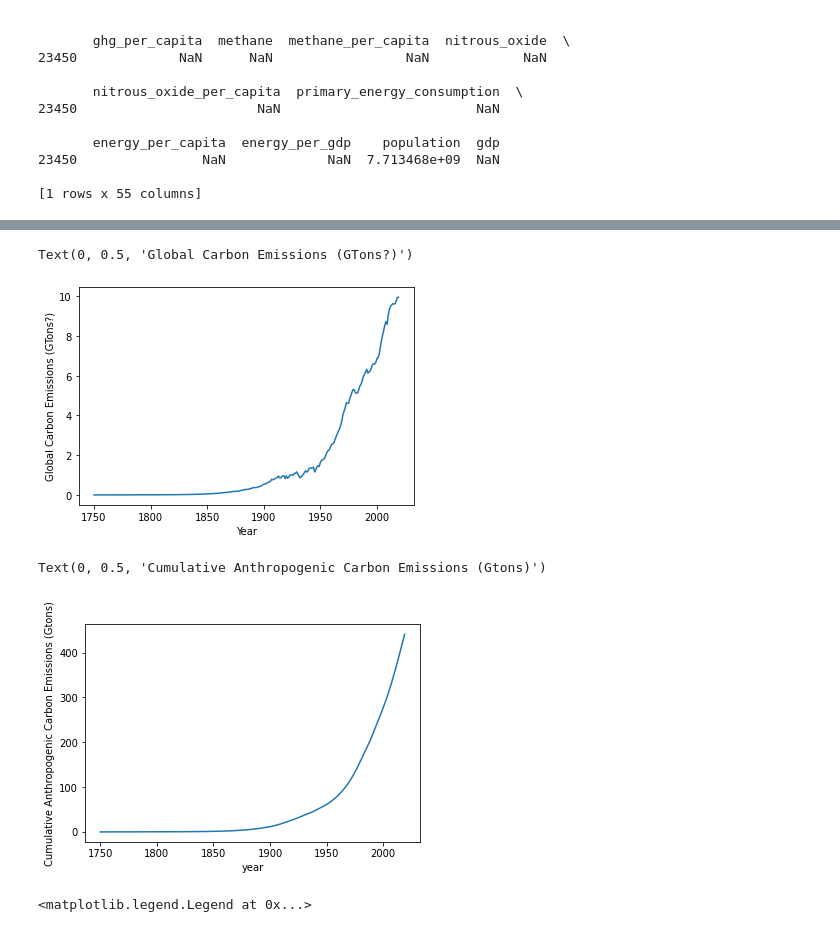
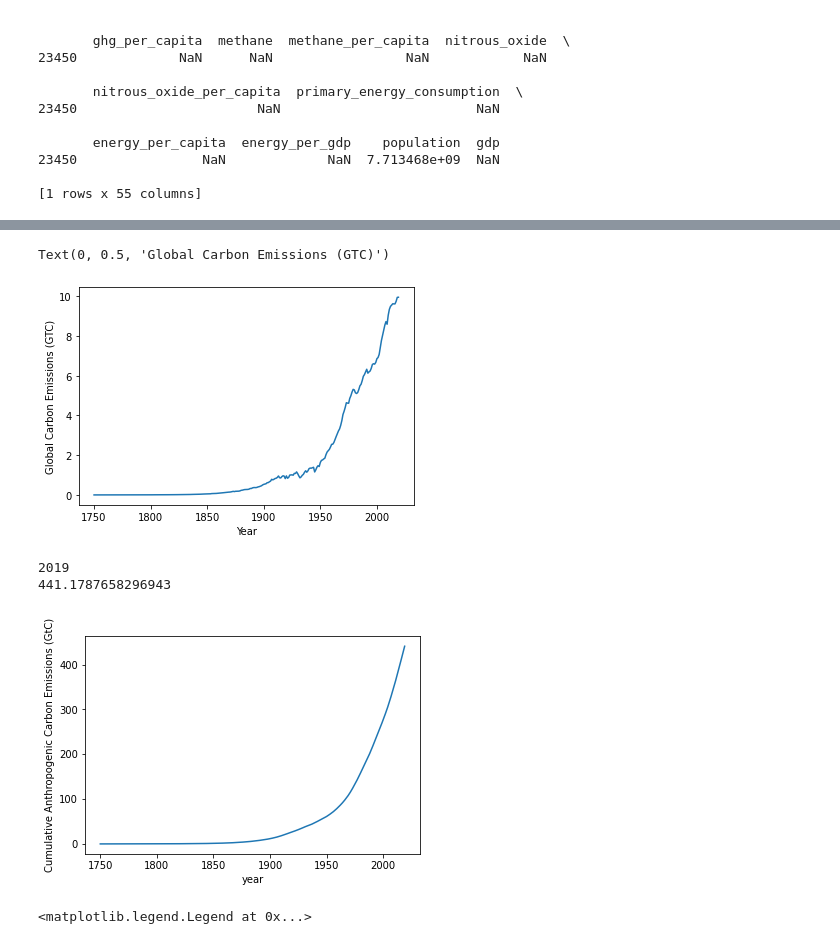
Before and after one commit to dodelson/Physics-of-Energy, a Jupyter notebook: 01_global_co2.ipynb, the cells around one changed output, grey strips where cells are left out. Drawn from its saved outputs; the diff is of its cells as text; code cells hidden in the pictures.

```diff
--- a/01_global_co2.ipynb
+++ b/01_global_co2.ipynb
@@ -3,7 +3,7 @@ import numpy as np
 import matplotlib.pyplot as plt
 import pandas as pd
 # %%
-filename='../data/co2_mm_mlo.txt'
+filename='Data/co2_mm_mlo.txt'
 day=np.loadtxt(filename).T[2]
 co2=np.loadtxt(filename).T[3]
 gtc=2.13 # global tons of carbon for 1 ppm
@@ -53,7 +53,7 @@ plt.plot(year,coy)
 # %%
-co2=pd.read_csv('owid-co2-data.csv')
-temperature_year=np.loadtxt('../../data/temperatures.txt').T[0]
-temperature=np.loadtxt('../../data/temperatures.txt').T[1]
+co2=pd.read_csv('Data/owid-co2-data.csv')
+temperature_year=np.loadtxt('Data/temperatures.txt').T[0]
+temperature=np.loadtxt('Data/temperatures.txt').T[1]
 # %%
 n=np.size(year)
 
@@ -133,4 +133,4 @@ print(worst)
 co2us=co2[co2['country']=='World']
 # %%
 emit=co2us['co2']
-year=co2us['year']
+year=np.array(co2us['year'])
@@ -137,21 +144,24 @@ year=co2us['year']
 # %%
 plt.plot(year,emit/3.664/1.e3)
 plt.xlabel('Year')
-plt.ylabel('Global Carbon Emissions (GTons?)')
+plt.ylabel('Global Carbon Emissions (GTC)')
 # %% [output]
-Text(0, 0.5, 'Global Carbon Emissions (GTons?)')
+Text(0, 0.5, 'Global Carbon Emissions (GTC)')
-[figure, old version]
+[figure, new version]
 # %%
 n=np.size(emit)
 cum=np.zeros(n)
 for i in range(n):
     cum[i]=np.sum(emit[:i])
 plt.plot(year,cum/3.664/1.e3)
 plt.xlabel('year')
-plt.ylabel('Cumulative Anthropogenic Carbon Emissions (Gtons)')
+plt.ylabel('Cumulative Anthropogenic Carbon Emissions (GtC)')
+print(year[-1])
+print(cum[-1]/3.664/1.e3)
 # %% [output]
-Text(0, 0.5, 'Cumulative Anthropogenic Carbon Emissions (Gtons)')
+2019
+441.1787658296943
-[figure, old version]
+[figure, new version]
 # %%
 co22019=co2[co2['year']==2010]
 co22019=co22019[co22019['country']!='World']
```
Also changed, not shown: parts of 2 cells of this notebook, 3 other files.
